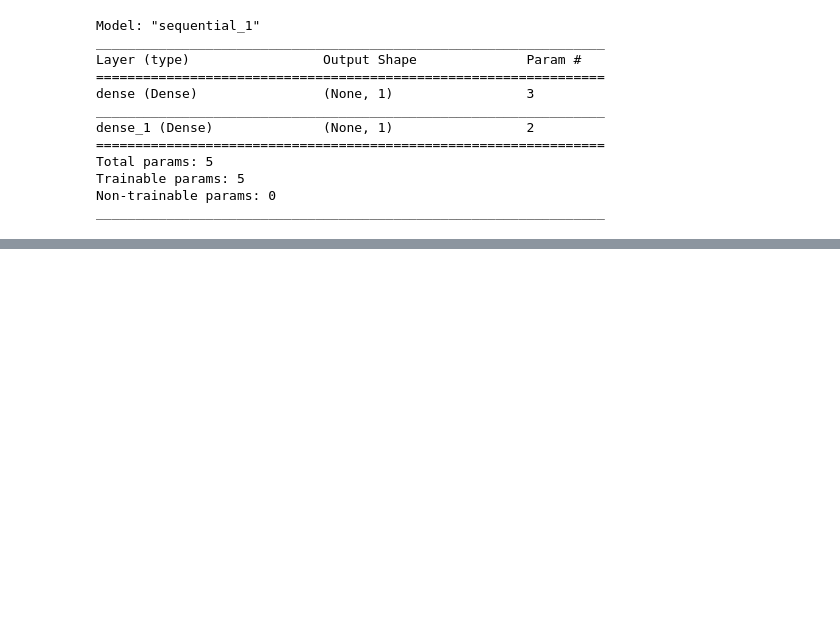
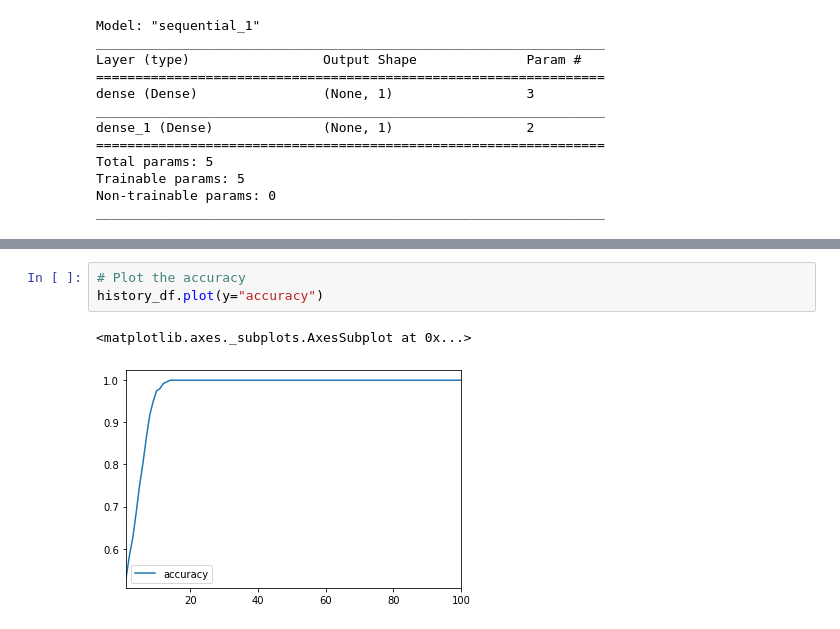
Before and after one commit to jmerkel/NeuralNetwork, a Jupyter notebook: Initial Model.ipynb, the cells around one changed output, grey strips where cells are left out. Cells and saved outputs as stored; diff of their text form; blank space fills up the shorter version.

```diff
--- a/Initial Model.ipynb
+++ b/Initial Model.ipynb
@@ -75,0 +103,6 @@ nn_model.compile(loss="binary_crossentropy", optimizer="adam", metrics=["accurac
+# %%
+# Plot the accuracy
+history_df.plot(y="accuracy")
+# %% [output]
+<matplotlib.axes._subplots.AxesSubplot at 0x...>
+[figure, added]
```
Also changed, not shown: parts of 4 cells of this notebook.
